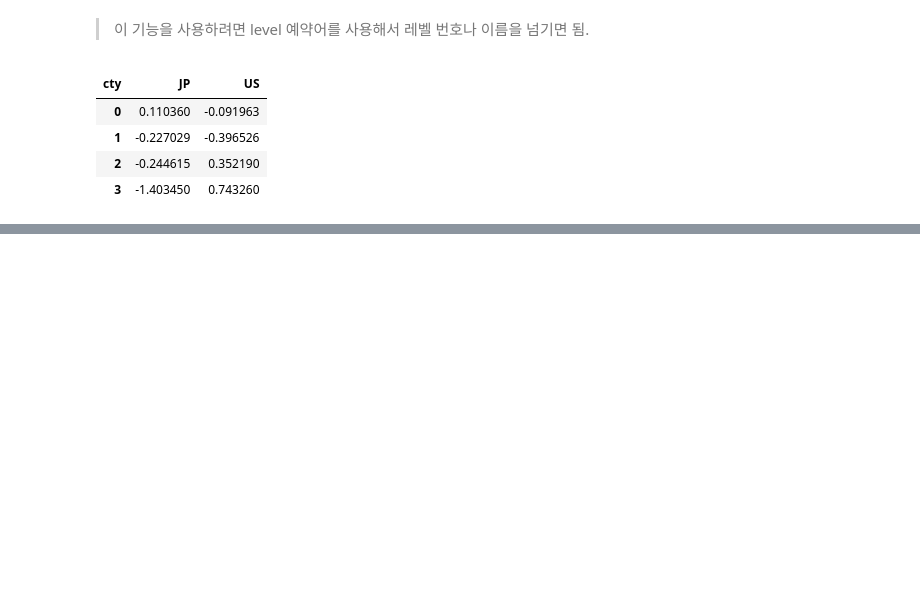
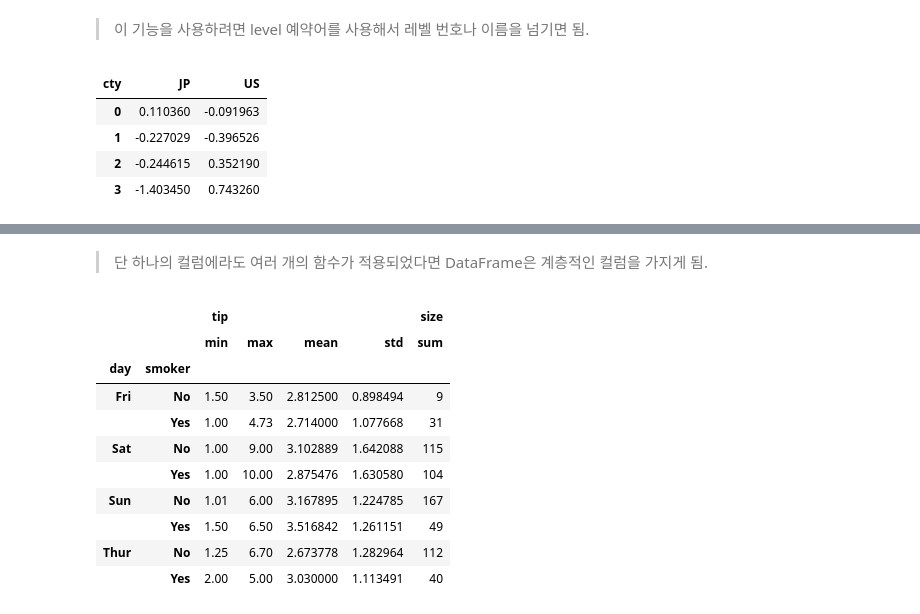
Before and after one commit to gusdn5656/python-basic, a Jupyter notebook: Python for Data Analysis/Chapter 10 데이터 집게와 그룹 연산.ipynb, the cells around one changed output, grey strips where cells are left out. Drawn from its saved outputs; the diff is of its cells as text; code cells hidden in the pictures; blank space fills up the shorter version.

```diff
--- a/Python for Data Analysis/Chapter 10 데이터 집게와 그룹 연산.ipynb
+++ b/Python for Data Analysis/Chapter 10 데이터 집게와 그룹 연산.ipynb
@@ -373,0 +565,17 @@ hier_df.groupby(level = 'cty', axis = 1).mean()
+# %% [markdown]
+> 단 하나의 컬럼에라도 여러 개의 함수가 적용되었다면 DataFrame은 계층적인 컬럼을 가지게 됨.
+# %%
+grouped.agg({'tip' : ['min', 'max', 'mean', 'std'],
+             'size' : 'sum'})
+# %% [output]
+|  |  | tip |  |  |  | size |
+|  |  | min | max | mean | std | sum |
+| day | smoker |  |  |  |  |  |
+| Fri | No | 1.50 | 3.50 | 2.812500 | 0.898494 | 9 |
+|  | Yes | 1.00 | 4.73 | 2.714000 | 1.077668 | 31 |
+| Sat | No | 1.00 | 9.00 | 3.102889 | 1.642088 | 115 |
+|  | Yes | 1.00 | 10.00 | 2.875476 | 1.630580 | 104 |
+| Sun | No | 1.01 | 6.00 | 3.167895 | 1.224785 | 167 |
+|  | Yes | 1.50 | 6.50 | 3.516842 | 1.261151 | 49 |
+| Thur | No | 1.25 | 6.70 | 2.673778 | 1.282964 | 112 |
+|  | Yes | 2.00 | 5.00 | 3.030000 | 1.113491 | 40 |
```
Also changed, not shown: parts of 31 cells of this notebook.
